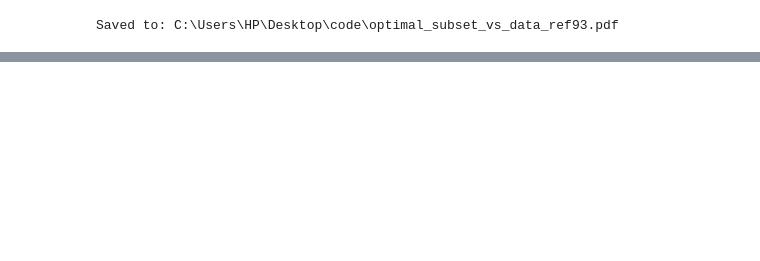
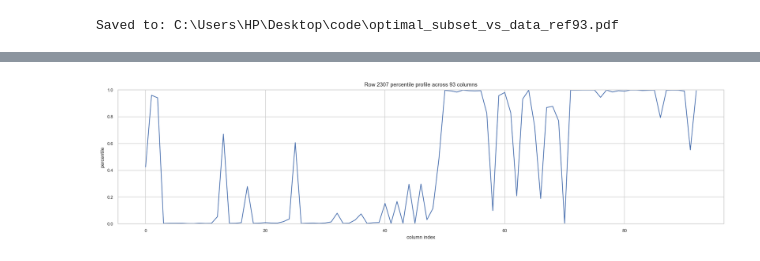
Before and after one commit to YEYANGQING602/Math-and-Statistic, a Jupyter notebook: 666.ipynb, the cells around one changed output, grey strips where cells are left out. Drawn from its saved outputs; the diff is of its cells as text; code cells hidden in the pictures; blank space fills up the shorter version.

```diff
--- a/666.ipynb
+++ b/666.ipynb
@@ -1473,0 +1520,12 @@ Saved to: C:\Users\HP\Desktop\code\optimal_subset_vs_data_ref93.pdf
+# %%
+rid = row_conflict.idxmax()
+prof = U_sel.loc[rid, cols_93]
+plt.figure(figsize=(18, 4))
+plt.plot(np.arange(len(cols_93)), prof.values, lw=1.2)
+plt.ylim(0, 1)
+plt.title(f"Row {rid} percentile profile across 93 columns")
+plt.xlabel("column index")
+plt.ylabel("percentile")
+plt.show()
+# %% [output]
+[figure, added]
```
Also changed, not shown: parts of 7 cells of this notebook.
